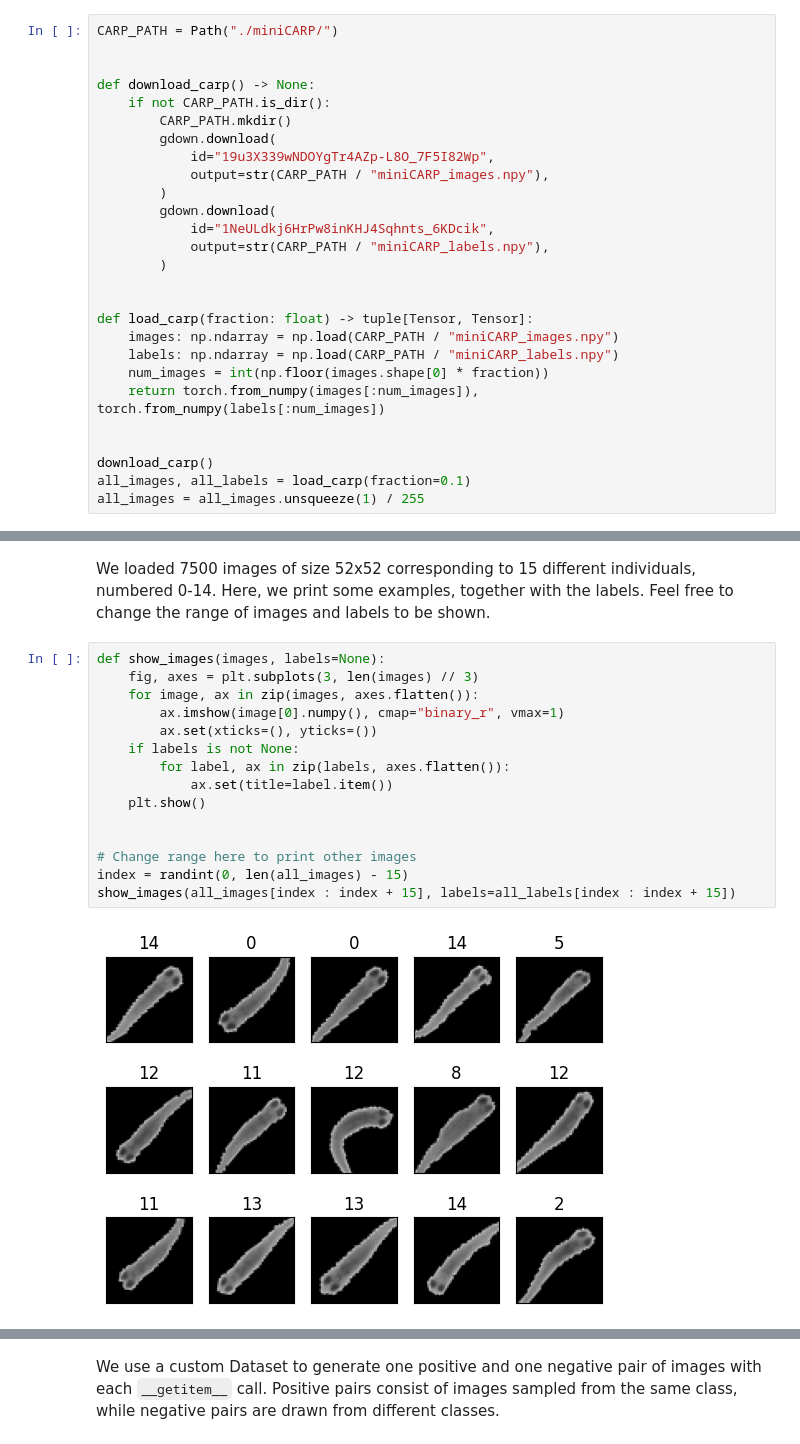
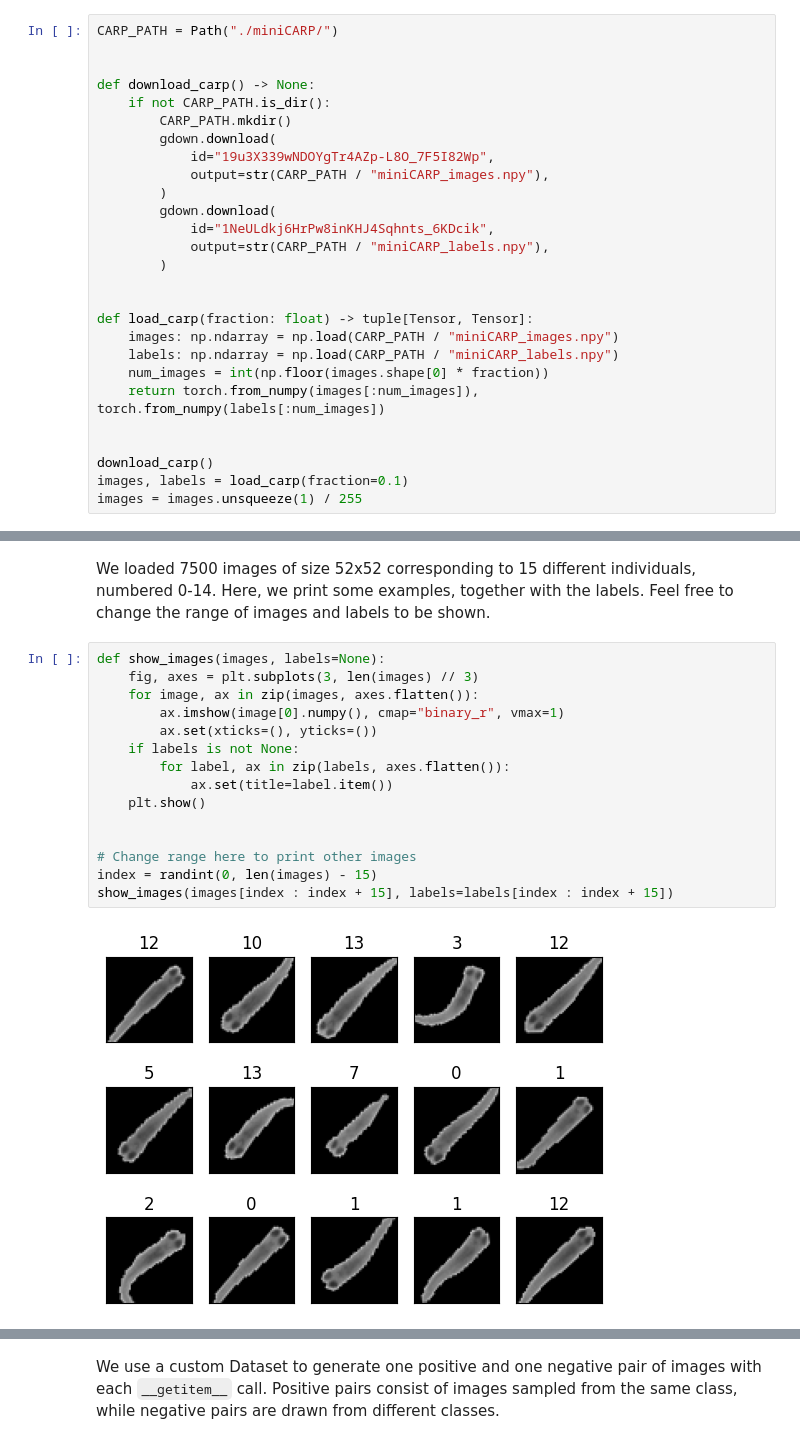
Before and after one commit to laiquet/idtrackerai-enhanced, a Jupyter notebook: docs/source/why_it_works/identifying_fish_with_contrastive.ipynb, the cells around one changed output, grey strips where cells are left out. Saved outputs shown, nothing was run; the diff lists cells and outputs as text.

```diff
--- a/docs/source/why_it_works/identifying_fish_with_contrastive.ipynb
+++ b/docs/source/why_it_works/identifying_fish_with_contrastive.ipynb
@@ -59,8 +65,8 @@ def load_carp(fraction: float) -> tuple[Tensor, Tensor]:
 
 
 download_carp()
-all_images, all_labels = load_carp(fraction=0.1)
-all_images = all_images.unsqueeze(1) / 255
+images, labels = load_carp(fraction=0.1)
+images = images.unsqueeze(1) / 255
 # %% [markdown]
 Let's get some information about the dataset.
 # %%
@@ -77,17 +83,17 @@ We loaded 7500 images of size 52x52 corresponding to 15 different individuals, n
 # %%
 def show_images(images, labels=None):
     fig, axes = plt.subplots(3, len(images) // 3)
     for image, ax in zip(images, axes.flatten()):
         ax.imshow(image[0].numpy(), cmap="binary_r", vmax=1)
         ax.set(xticks=(), yticks=())
     if labels is not None:
         for label, ax in zip(labels, axes.flatten()):
             ax.set(title=label.item())
     plt.show()
 
 
 # Change range here to print other images
-index = randint(0, len(all_images) - 15)
-show_images(all_images[index : index + 15], labels=all_labels[index : index + 15])
+index = randint(0, len(images) - 15)
+show_images(images[index : index + 15], labels=labels[index : index + 15])
 # %% [output]
-[figure, old version]
+[figure, new version]
```
Also changed, not shown: parts of 17 cells of this notebook, 1 other file.
